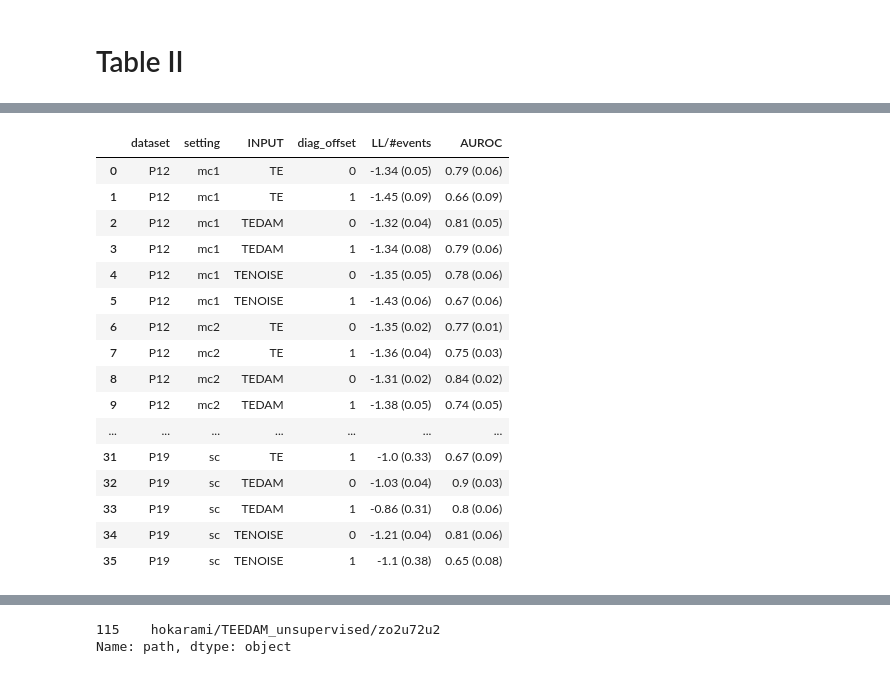
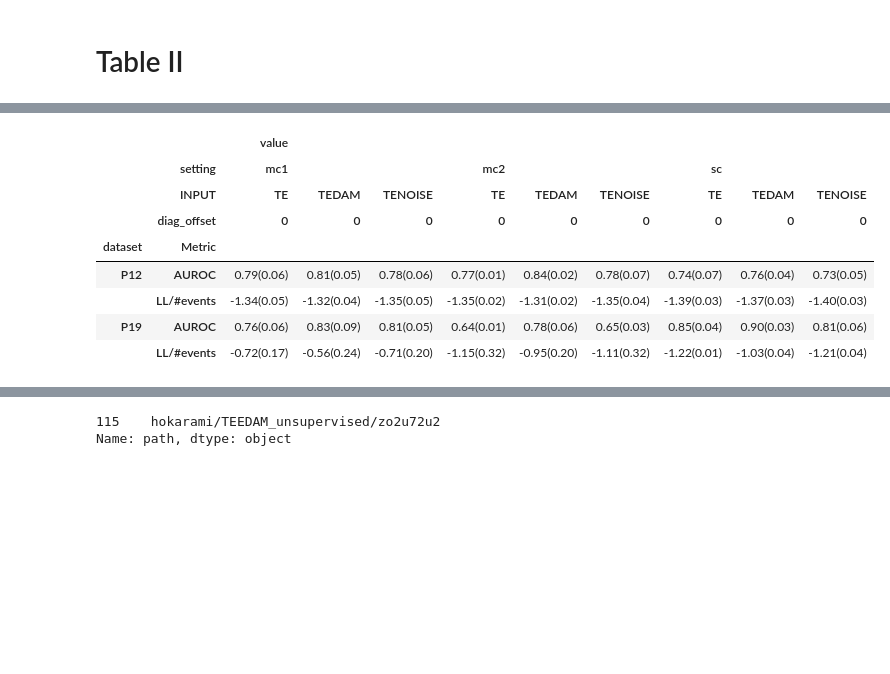
Before and after one commit to hojjatkarami/tedam2, a Jupyter notebook: jup_res.ipynb, the cells around one changed output, grey strips where cells are left out. Saved outputs shown, nothing was run; the diff lists cells and outputs as text; code cells hidden in the pictures; blank space fills up the shorter version.

```diff
--- a/jup_res.ipynb
+++ b/jup_res.ipynb
@@ -301,48 +301,40 @@ i_metric = list(dict_rename_metrics.values())
 
 
 a0 = df.groupby(i_groupby_row + i_groupby_col)[i_metric].size().rename('runs')
 
 a1 = df.groupby(i_groupby_row + i_groupby_col)[i_metric].aggregate(i_stats).round(3)
 
-a1 = df.groupby(i_groupby_row + i_groupby_col)[i_metric].aggregate(lambda x:str(round(x.mean(),2))  + ' (' + str(round(x.std(),2))  +')'  ).reset_index() #
+a1 = df.groupby(i_groupby_row + i_groupby_col)[i_metric].aggregate(lambda x:f'{round(x.mean()*1,2):.2f}({round(x.std()*1,2):.2f})'  ).reset_index() #
 
 
 # a4 = df.groupby(i_by)[i_metric].apply(lambda x:x.round(3).tolist())   # x.round(3).tolist()
 
 # a1.loc[   a1['mod'].isin(['ml','mc']) , 'mod']='PP(ML/MC)'
 # a1.loc[   a1['mod'].isin(['none']) , 'mod']='AE'
 # a1.loc[   a1['mod'].isin(['single']) , 'mod']='PP(single)'
 
 
 
 
 
 df_result = a1.melt(id_vars=i_groupby_row + i_groupby_col,value_vars=i_metric, var_name='Metric')
 
 
 
 # df = df.melt(id_vars=i_groupby_row + i_groupby_col + i_agg ,value_vars=i_metric, var_name='Metric')
 
 df_result = df_result.pivot(index=i_groupby_row+['Metric'],columns=i_groupby_col)
 
 # remove irrelevant metrics
 df_result = df_result.replace('nan (nan)', np.nan).dropna(axis=0,how='all')
 df_result
 # %% [output]
-|  | dataset | setting | INPUT | diag_offset | LL/#events | AUROC |
-| 0 | P12 | mc1 | TE | 0 | -1.34 (0.05) | 0.79 (0.06) |
-| 1 | P12 | mc1 | TE | 1 | -1.45 (0.09) | 0.66 (0.09) |
-| 2 | P12 | mc1 | TEDAM | 0 | -1.32 (0.04) | 0.81 (0.05) |
-| 3 | P12 | mc1 | TEDAM | 1 | -1.34 (0.08) | 0.79 (0.06) |
-| 4 | P12 | mc1 | TENOISE | 0 | -1.35 (0.05) | 0.78 (0.06) |
-| 5 | P12 | mc1 | TENOISE | 1 | -1.43 (0.06) | 0.67 (0.06) |
-| 6 | P12 | mc2 | TE | 0 | -1.35 (0.02) | 0.77 (0.01) |
-| 7 | P12 | mc2 | TE | 1 | -1.36 (0.04) | 0.75 (0.03) |
-| 8 | P12 | mc2 | TEDAM | 0 | -1.31 (0.02) | 0.84 (0.02) |
-| 9 | P12 | mc2 | TEDAM | 1 | -1.38 (0.05) | 0.74 (0.05) |
-| ... | ... | ... | ... | ... | ... | ... |
-| 31 | P19 | sc | TE | 1 | -1.0 (0.33) | 0.67 (0.09) |
-| 32 | P19 | sc | TEDAM | 0 | -1.03 (0.04) | 0.9 (0.03) |
-| 33 | P19 | sc | TEDAM | 1 | -0.86 (0.31) | 0.8 (0.06) |
-| 34 | P19 | sc | TENOISE | 0 | -1.21 (0.04) | 0.81 (0.06) |
-| 35 | P19 | sc | TENOISE | 1 | -1.1 (0.38) | 0.65 (0.08) |
+|  |  | value |  |  |  |  |  |  |  |  |
+|  | setting | mc1 |  |  | mc2 |  |  | sc |  |  |
+|  | INPUT | TE | TEDAM | TENOISE | TE | TEDAM | TENOISE | TE | TEDAM | TENOISE |
+|  | diag_offset | 0 | 0 | 0 | 0 | 0 | 0 | 0 | 0 | 0 |
+| dataset | Metric |  |  |  |  |  |  |  |  |  |
+| P12 | AUROC | 0.79(0.06) | 0.81(0.05) | 0.78(0.06) | 0.77(0.01) | 0.84(0.02) | 0.78(0.07) | 0.74(0.07) | 0.76(0.04) | 0.73(0.05) |
+|  | LL/#events | -1.34(0.05) | -1.32(0.04) | -1.35(0.05) | -1.35(0.02) | -1.31(0.02) | -1.35(0.04) | -1.39(0.03) | -1.37(0.03) | -1.40(0.03) |
+| P19 | AUROC | 0.76(0.06) | 0.83(0.09) | 0.81(0.05) | 0.64(0.01) | 0.78(0.06) | 0.65(0.03) | 0.85(0.04) | 0.90(0.03) | 0.81(0.06) |
+|  | LL/#events | -0.72(0.17) | -0.56(0.24) | -0.71(0.20) | -1.15(0.32) | -0.95(0.20) | -1.11(0.32) | -1.22(0.01) | -1.03(0.04) | -1.21(0.04) |
```
Also changed, not shown: parts of 5 cells of this notebook, 1 other file.
